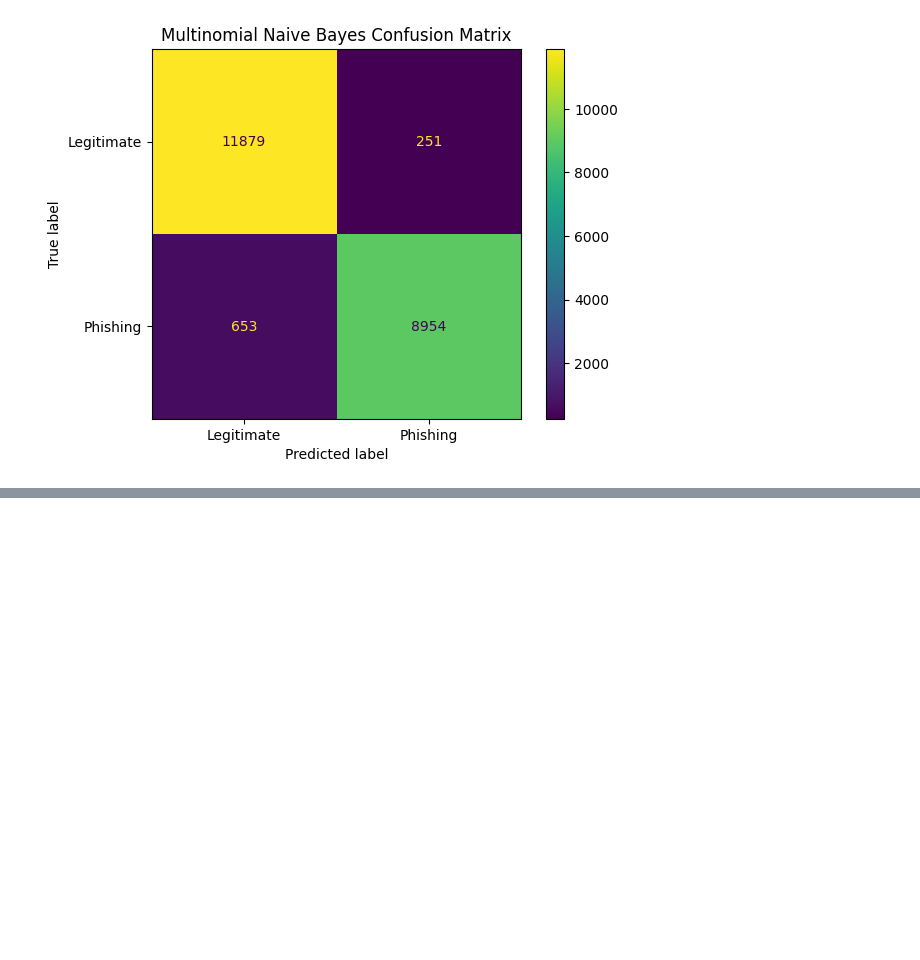
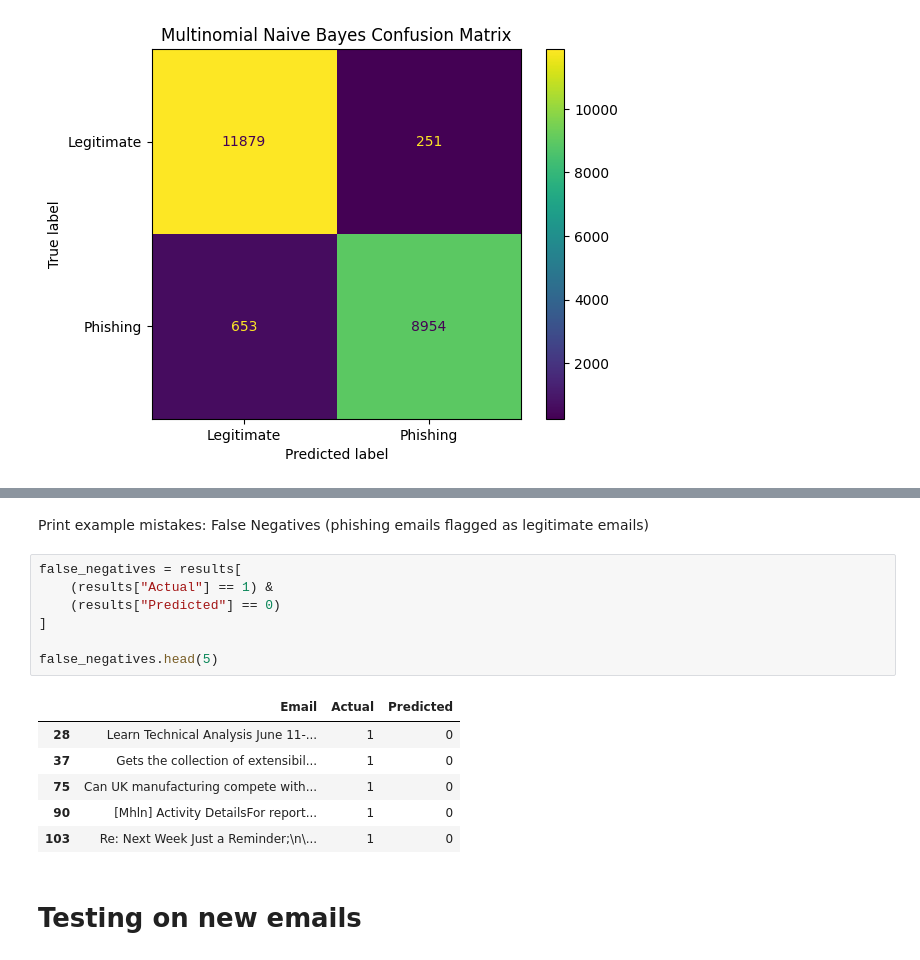
Before and after one commit to dhruvidarji1/Phishing-Email-Prediction-Models, a Jupyter notebook: MultinomialNaiveBayes.ipynb, the cells around one changed output, grey strips where cells are left out. Drawn from its saved outputs; the diff is of its cells as text; blank space fills up the shorter version.

```diff
--- a/MultinomialNaiveBayes.ipynb
+++ b/MultinomialNaiveBayes.ipynb
@@ -289,0 +465,18 @@ plt.show()
+# %% [markdown]
+Print example mistakes: False Negatives (phishing emails flagged as legitimate emails)
+# %%
+false_negatives = results[
+    (results["Actual"] == 1) &
+    (results["Predicted"] == 0)
+]
+
+false_negatives.head(5)
+# %% [output]
+|  | Email | Actual | Predicted |
+| 28 | Learn Technical Analysis June 11-... | 1 | 0 |
+| 37 | Gets the collection of extensibil... | 1 | 0 |
+| 75 | Can UK manufacturing compete with... | 1 | 0 |
+| 90 | [Mhln] Activity DetailsFor report... | 1 | 0 |
+| 103 | Re: Next Week Just a Reminder;\n\... | 1 | 0 |
+# %% [markdown]
+# Testing on new emails
```
Also changed, not shown: parts of 32 cells of this notebook.
